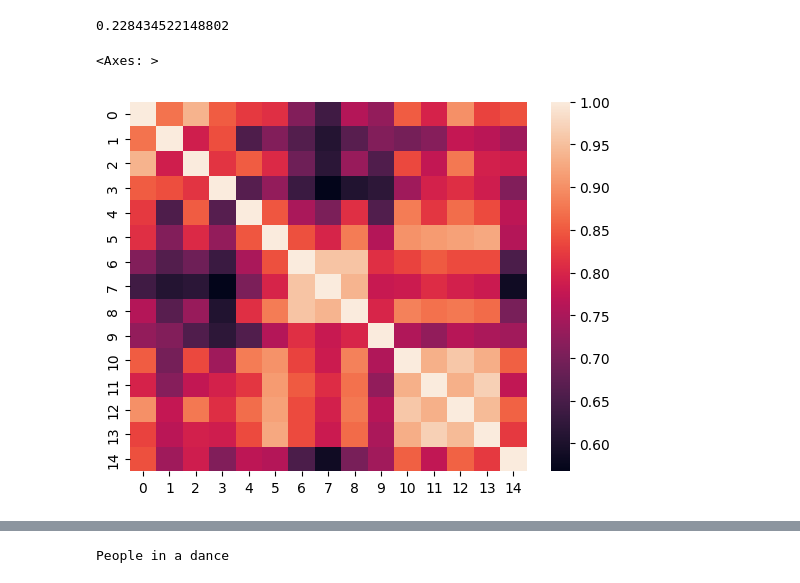
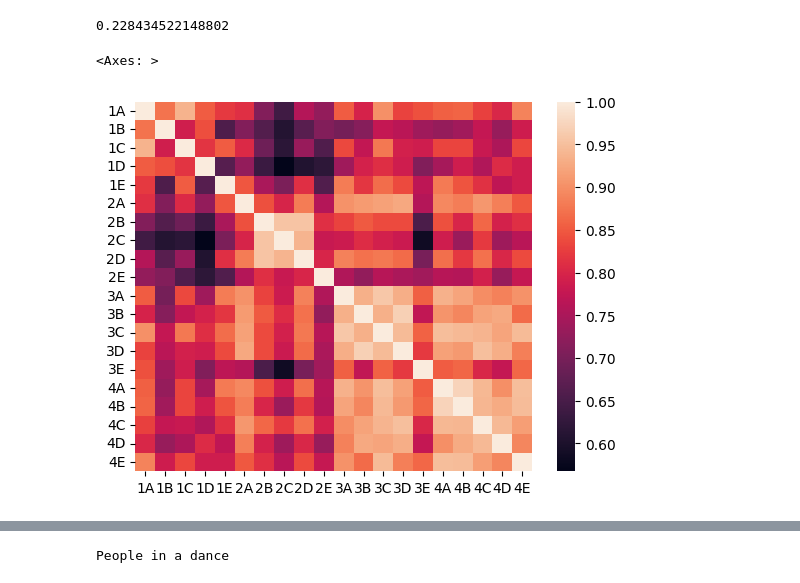
Before and after one commit to ak-malone/NLU, a Jupyter notebook: examples.ipynb, the cells around one changed output, grey strips where cells are left out. Drawn from its saved outputs; the diff is of its cells as text; code cells hidden in the pictures.

```diff
--- a/examples.ipynb
+++ b/examples.ipynb
@@ -180,6 +186,8 @@ cv.get_feature_names_out()
 # %% [output]
 array(['alike', 'dance', 'group', 'look', 'participate', 'people',
        'perform', 'skit', 'stage', 'white', 'woman'], dtype=object)
+# %%
+pic_sentence_labels = [n+l for n in ['1','2','3','4'] for l in ['A','B','C','D','E']]
 # %%
 twodim = PCA().fit_transform(X2.toarray())[:,:2]
 plt.figure(figsize=(12,6))
@@ -448,7 +489,7 @@ for i in range(5):
   nlp16.append(nlp(pic16[i]).vector)
   nlp31782.append(nlp(pic31782[i]).vector)
 # %%
-sns.heatmap(cosine_similarity(nlp11013+nlp2+nlp16))
+sns.heatmap(cosine_similarity(nlp11013+nlp2+nlp16+nlp31782), xticklabels=pic_sentence_labels,yticklabels=pic_sentence_labels)
 # %% [output]
 <Axes: >
-[figure, old version]
+[figure, new version]
```
Also changed, not shown: parts of 29 cells of this notebook.
